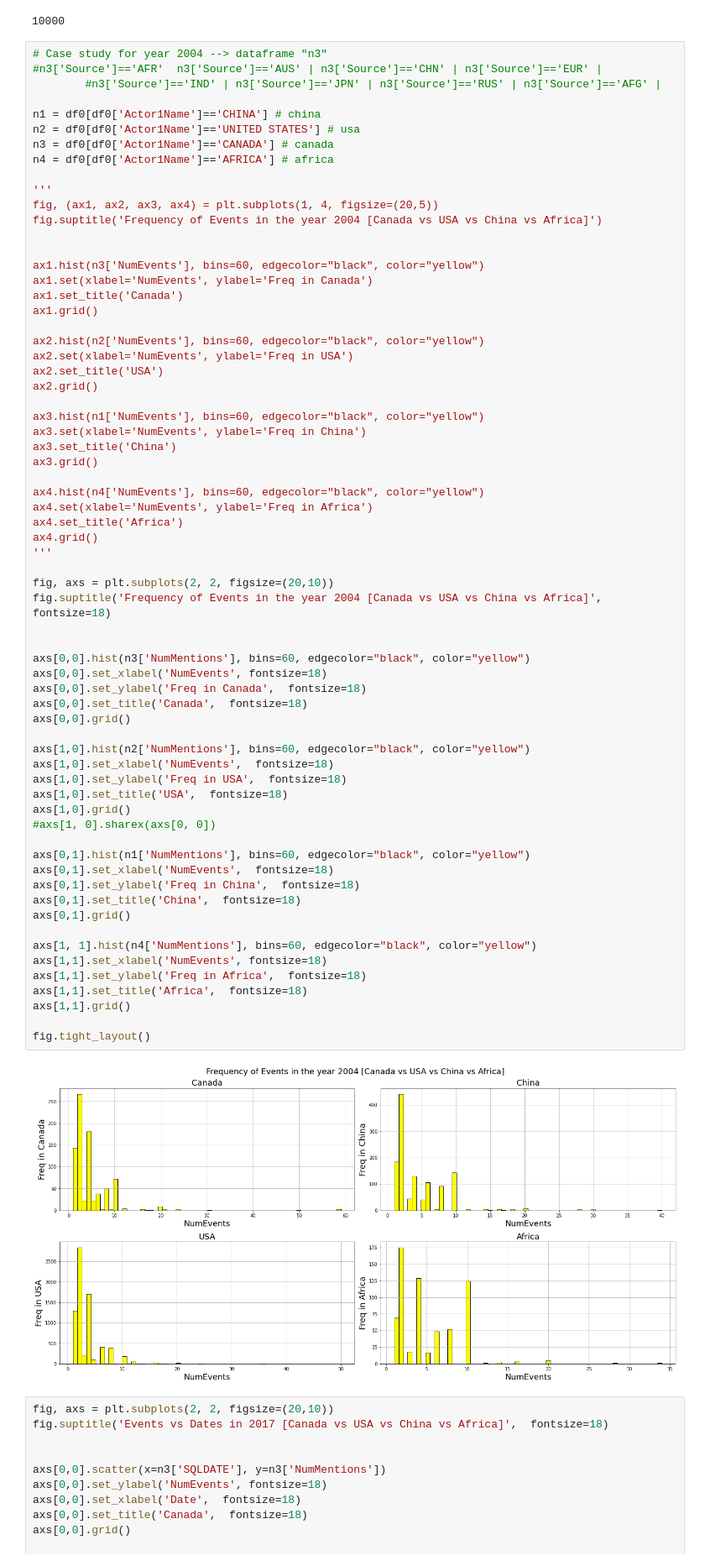
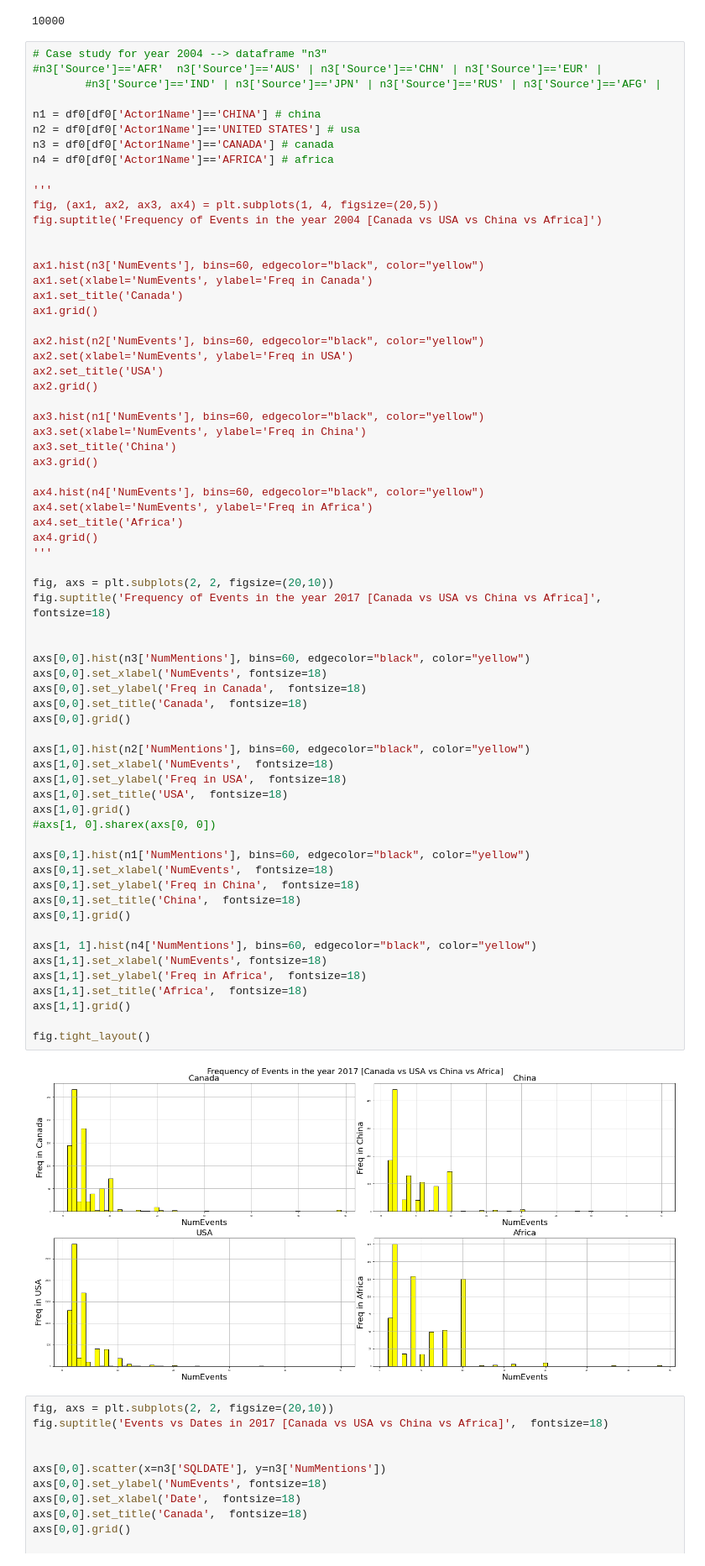
Before and after one commit to tssahota/Global-Data-Analysis-for-Social-Unrest-Prediction, a Jupyter notebook: Final-EDA.ipynb, the cells around one changed output. Shown at 84% size. Drawn from its saved outputs; the diff is of its cells as text.

```diff
--- a/Final-EDA.ipynb
+++ b/Final-EDA.ipynb
@@ -117,37 +117,37 @@ ax4.grid()
 '''
 
 fig, axs = plt.subplots(2, 2, figsize=(20,10))
-fig.suptitle('Frequency of Events in the year 2004 [Canada vs USA vs China vs Africa]',  fontsize=18)
+fig.suptitle('Frequency of Events in the year 2017 [Canada vs USA vs China vs Africa]',  fontsize=18)
 
 
 axs[0,0].hist(n3['NumMentions'], bins=60, edgecolor="black", color="yellow")
 axs[0,0].set_xlabel('NumEvents', fontsize=18)
 axs[0,0].set_ylabel('Freq in Canada',  fontsize=18)
 axs[0,0].set_title('Canada',  fontsize=18)
 axs[0,0].grid()
 
 axs[1,0].hist(n2['NumMentions'], bins=60, edgecolor="black", color="yellow")
 axs[1,0].set_xlabel('NumEvents',  fontsize=18)
 axs[1,0].set_ylabel('Freq in USA',  fontsize=18)
 axs[1,0].set_title('USA',  fontsize=18)
 axs[1,0].grid()
 #axs[1, 0].sharex(axs[0, 0])
 
 axs[0,1].hist(n1['NumMentions'], bins=60, edgecolor="black", color="yellow")
 axs[0,1].set_xlabel('NumEvents',  fontsize=18)
 axs[0,1].set_ylabel('Freq in China',  fontsize=18)
 axs[0,1].set_title('China',  fontsize=18)
 axs[0,1].grid()
 
 axs[1, 1].hist(n4['NumMentions'], bins=60, edgecolor="black", color="yellow")
 axs[1,1].set_xlabel('NumEvents', fontsize=18)
 axs[1,1].set_ylabel('Freq in Africa',  fontsize=18)
 axs[1,1].set_title('Africa',  fontsize=18)
 axs[1,1].grid()
 
 fig.tight_layout()
 # %% [output]
-[figure, old version]
+[figure, new version]
 # %%
 fig, axs = plt.subplots(2, 2, figsize=(20,10))
 fig.suptitle('Events vs Dates in 2017 [Canada vs USA vs China vs Africa]',  fontsize=18)
```
Also changed, not shown: parts of 1 cell of this notebook.
